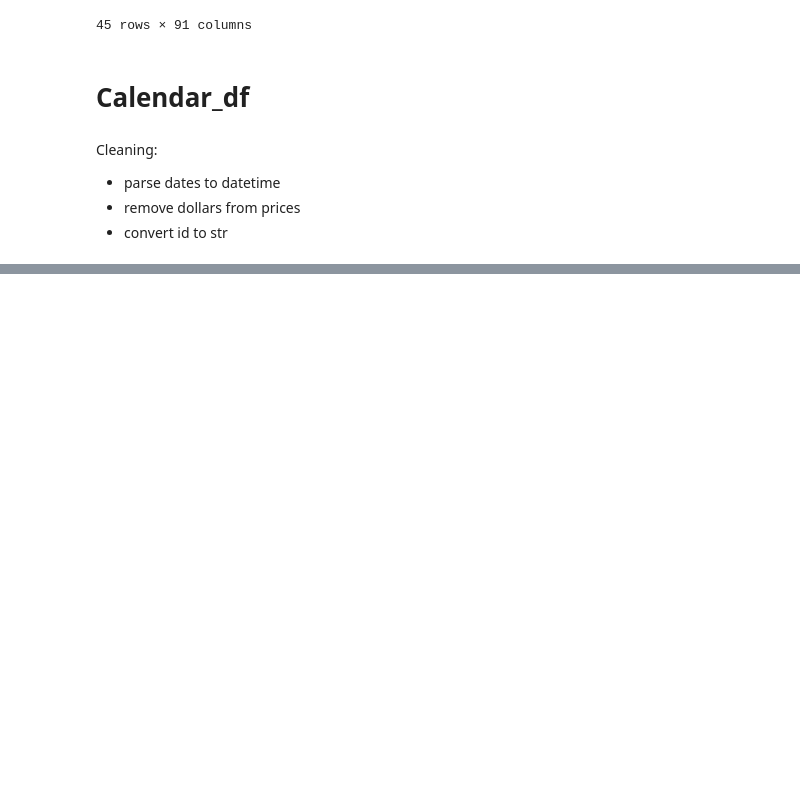
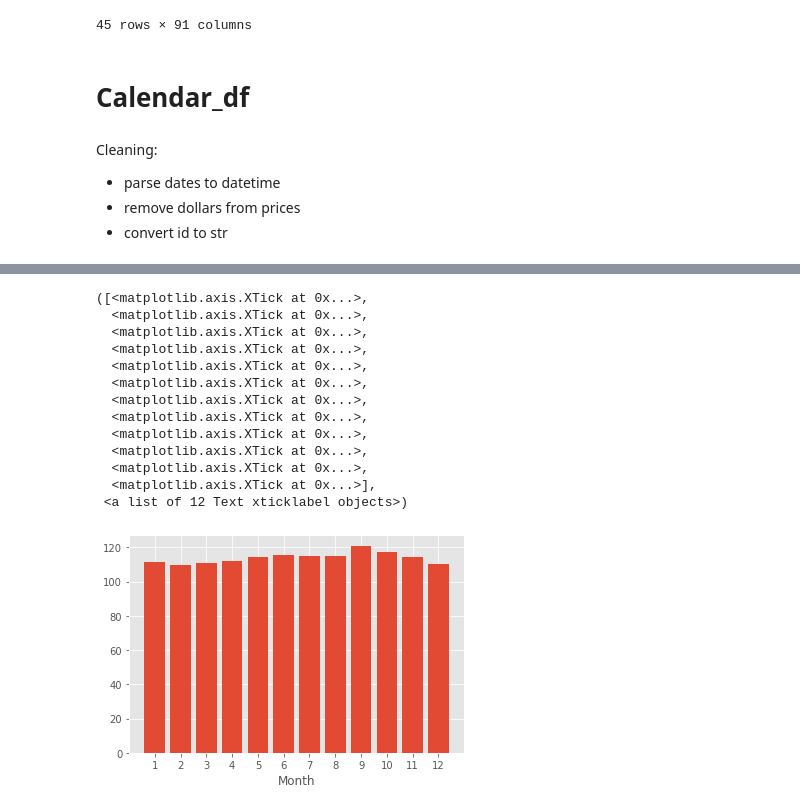
Before and after one commit to ashp93/Munich-Airbnb, a Jupyter notebook: Airbnb_munich_notebook-MAIN.ipynb, the cells around one changed output, grey strips where cells are left out. Cells and saved outputs as stored; diff of their text form; code cells hidden in the pictures; blank space fills up the shorter version.

```diff
--- a/Airbnb_munich_notebook-MAIN.ipynb
+++ b/Airbnb_munich_notebook-MAIN.ipynb
@@ -327,0 +358,25 @@ calendar_df['available'] = calendar_df['available'].str.contains('t').astype('in
+# %%
+calendar_df['month'] = calendar_df['date'].dt.month
+calendar_df['dayofweek'] = calendar_df['date'].dt.weekday_name
+# %%
+grb2 = calendar_df.groupby('month').mean()
+fig, ax = plt.subplots()
+ax.bar(grb2.index,grb2.price)
+plt.xlabel("Month")
+#plt.xticks([1,2,3,4,5,6,7,8,9,10,11,12])
+plt.xticks(np.arange(1,13))
+# %% [output]
+([<matplotlib.axis.XTick at 0x...>,
+  <matplotlib.axis.XTick at 0x...>,
+  <matplotlib.axis.XTick at 0x...>,
+  <matplotlib.axis.XTick at 0x...>,
+  <matplotlib.axis.XTick at 0x...>,
+  <matplotlib.axis.XTick at 0x...>,
+  <matplotlib.axis.XTick at 0x...>,
+  <matplotlib.axis.XTick at 0x...>,
+  <matplotlib.axis.XTick at 0x...>,
+  <matplotlib.axis.XTick at 0x...>,
+  <matplotlib.axis.XTick at 0x...>,
+  <matplotlib.axis.XTick at 0x...>],
+ <a list of 12 Text xticklabel objects>)
+[figure, added]
```
Also changed, not shown: parts of 27 cells of this notebook.
